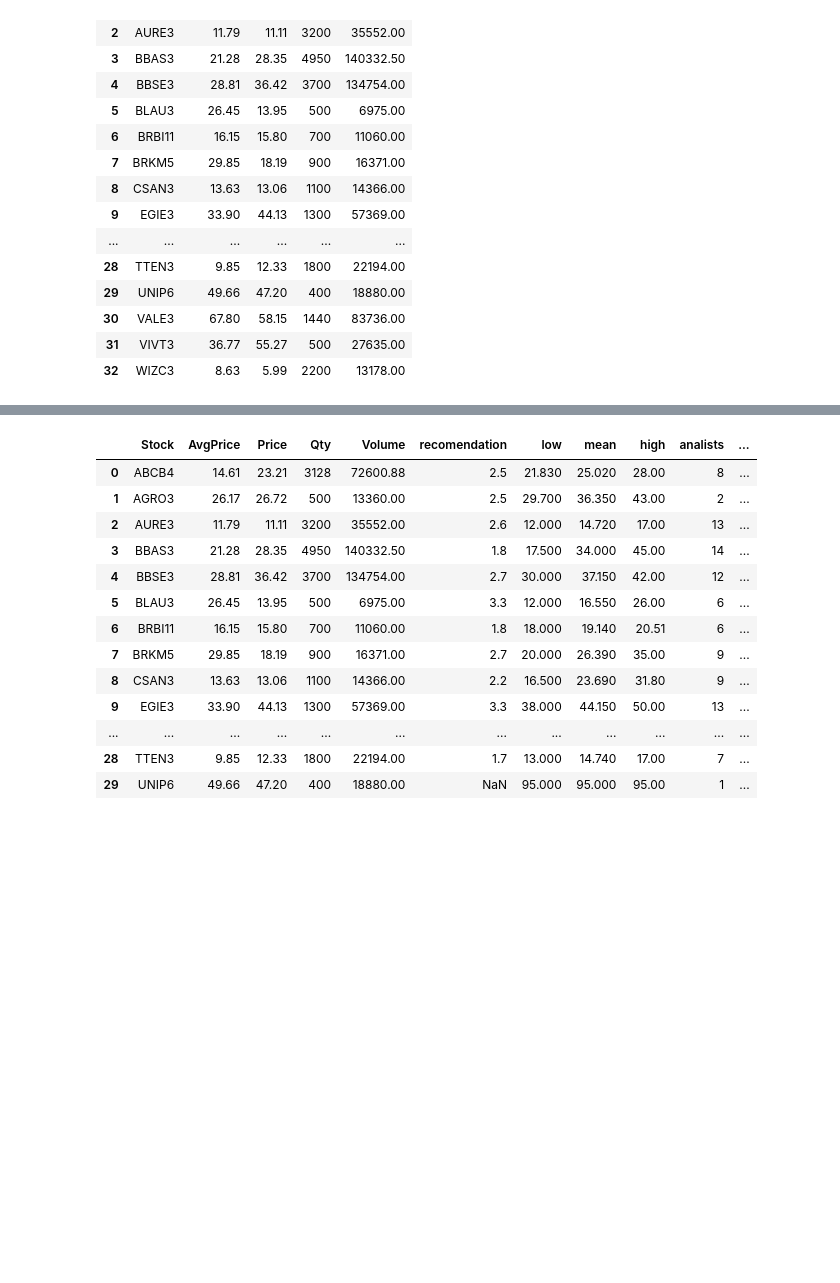
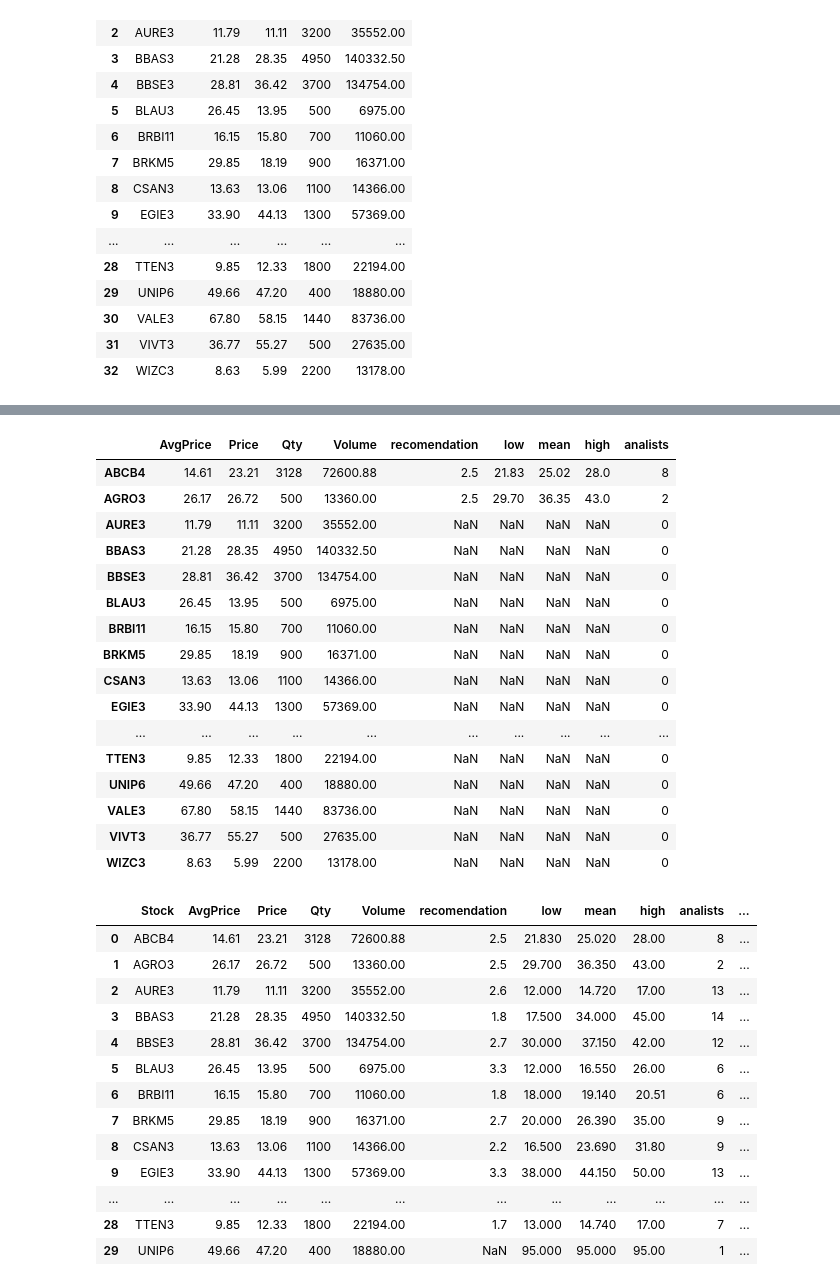
Before and after one commit to cordmaur/portfolio, a Jupyter notebook: Dashboard/04-Daily_scrapping.ipynb, the cells around one changed output, grey strips where cells are left out. Drawn from its saved outputs; the diff is of its cells as text; code cells hidden in the pictures; blank space fills up the shorter version.

```diff
--- a/Dashboard/04-Daily_scrapping.ipynb
+++ b/Dashboard/04-Daily_scrapping.ipynb
@@ -47,4 +46,4 @@ yahoo = YahooParser(headless=True)
 
 alternate_tickers = {'ITSA3': {'ticker': 'ITSA4'}, 'SANB3': {'ticker': 'SANB11', 'factor': 0.5}}
 
-results = yahoo.get_tickers(portfolio['Ticker'], alternate_tickers=alternate_tickers)
+results = yahoo.get_tickers(portfolio['Ticker'].iloc[:2], alternate_tickers=alternate_tickers)
@@ -51,2 +52,0 @@ results = yahoo.get_tickers(portfolio['Ticker'], alternate_tickers=alternate_tic
-# %%
-results = results.drop(columns='quote')
@@ -53,5 +59,2 @@ results = results.drop(columns='quote')
 # %%
 portfolio = pd.concat([portfolio.set_index('Ticker'), results], axis=1)
-portfolio['analists'] = portfolio['analists'].replace('', 0).astype('int')
-
-portfolio
@@ -75,0 +61,4 @@ portfolio
+# %%
+portfolio['Price'] = portfolio['quote']
+portfolio = portfolio.drop(columns='quote')
+portfolio['Volume'] = portfolio['Qty'] * portfolio['Price']
@@ -76,3 +85,25 @@ portfolio
+# %%
+portfolio['analists'] = portfolio['analists'].replace('', 0).fillna(0).astype('int')
+
+portfolio
+# %% [output]
+|  | AvgPrice | Price | Qty | Volume | recomendation | low | mean | high | analists |
+| ABCB4 | 14.61 | 23.21 | 3128 | 72600.88 | 2.5 | 21.83 | 25.02 | 28.0 | 8 |
+| AGRO3 | 26.17 | 26.72 | 500 | 13360.00 | 2.5 | 29.70 | 36.35 | 43.0 | 2 |
+| AURE3 | 11.79 | 11.11 | 3200 | 35552.00 | NaN | NaN | NaN | NaN | 0 |
+| BBAS3 | 21.28 | 28.35 | 4950 | 140332.50 | NaN | NaN | NaN | NaN | 0 |
+| BBSE3 | 28.81 | 36.42 | 3700 | 134754.00 | NaN | NaN | NaN | NaN | 0 |
+| BLAU3 | 26.45 | 13.95 | 500 | 6975.00 | NaN | NaN | NaN | NaN | 0 |
+| BRBI11 | 16.15 | 15.80 | 700 | 11060.00 | NaN | NaN | NaN | NaN | 0 |
+| BRKM5 | 29.85 | 18.19 | 900 | 16371.00 | NaN | NaN | NaN | NaN | 0 |
+| CSAN3 | 13.63 | 13.06 | 1100 | 14366.00 | NaN | NaN | NaN | NaN | 0 |
+| EGIE3 | 33.90 | 44.13 | 1300 | 57369.00 | NaN | NaN | NaN | NaN | 0 |
+| ... | ... | ... | ... | ... | ... | ... | ... | ... | ... |
+| TTEN3 | 9.85 | 12.33 | 1800 | 22194.00 | NaN | NaN | NaN | NaN | 0 |
+| UNIP6 | 49.66 | 47.20 | 400 | 18880.00 | NaN | NaN | NaN | NaN | 0 |
+| VALE3 | 67.80 | 58.15 | 1440 | 83736.00 | NaN | NaN | NaN | NaN | 0 |
+| VIVT3 | 36.77 | 55.27 | 500 | 27635.00 | NaN | NaN | NaN | NaN | 0 |
+| WIZC3 | 8.63 | 5.99 | 2200 | 13178.00 | NaN | NaN | NaN | NaN | 0 |
 # %%
 portfolio = portfolio.replace('', np.nan)
 portfolio['Date'] = datetime.now().strftime('%Y-%m-%d')
```
Also changed, not shown: parts of 5 cells of this notebook, 5 other files.
